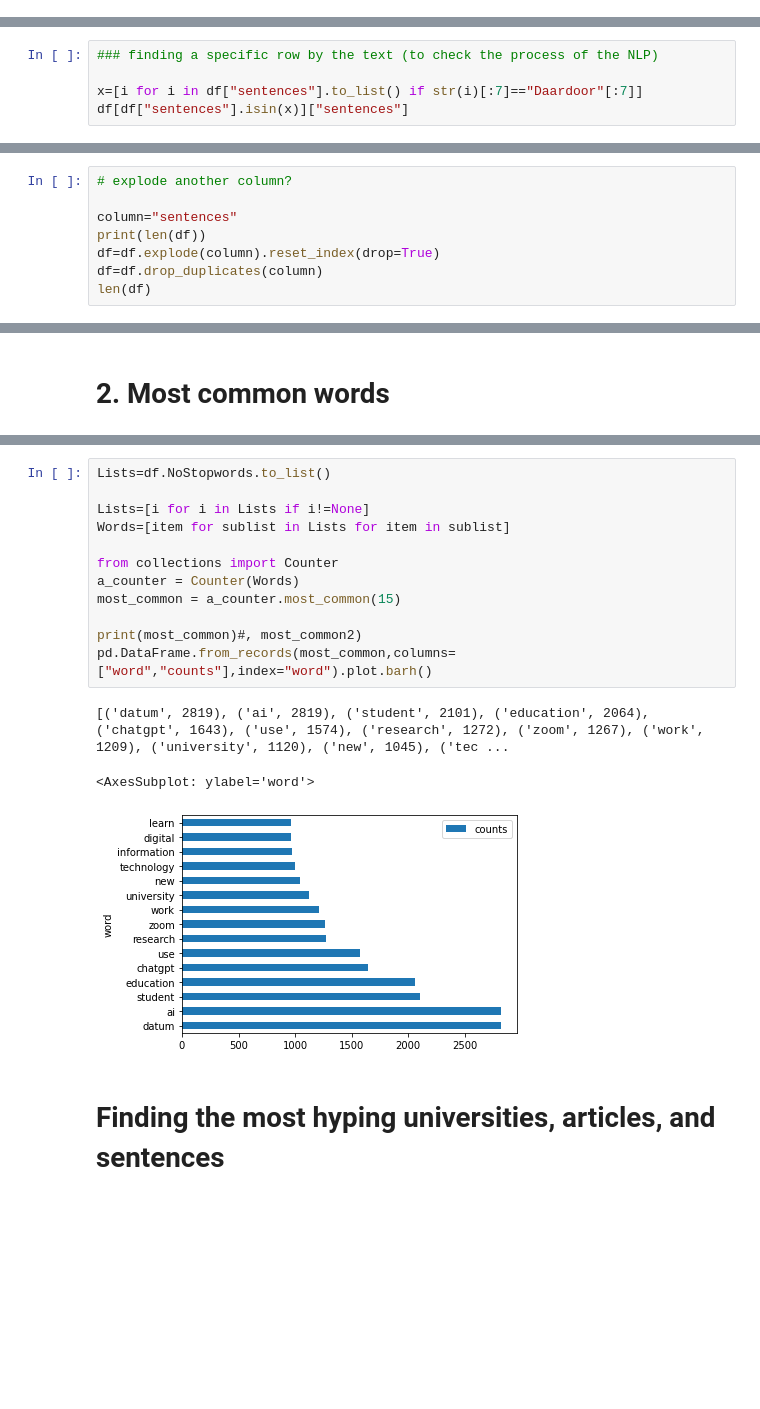
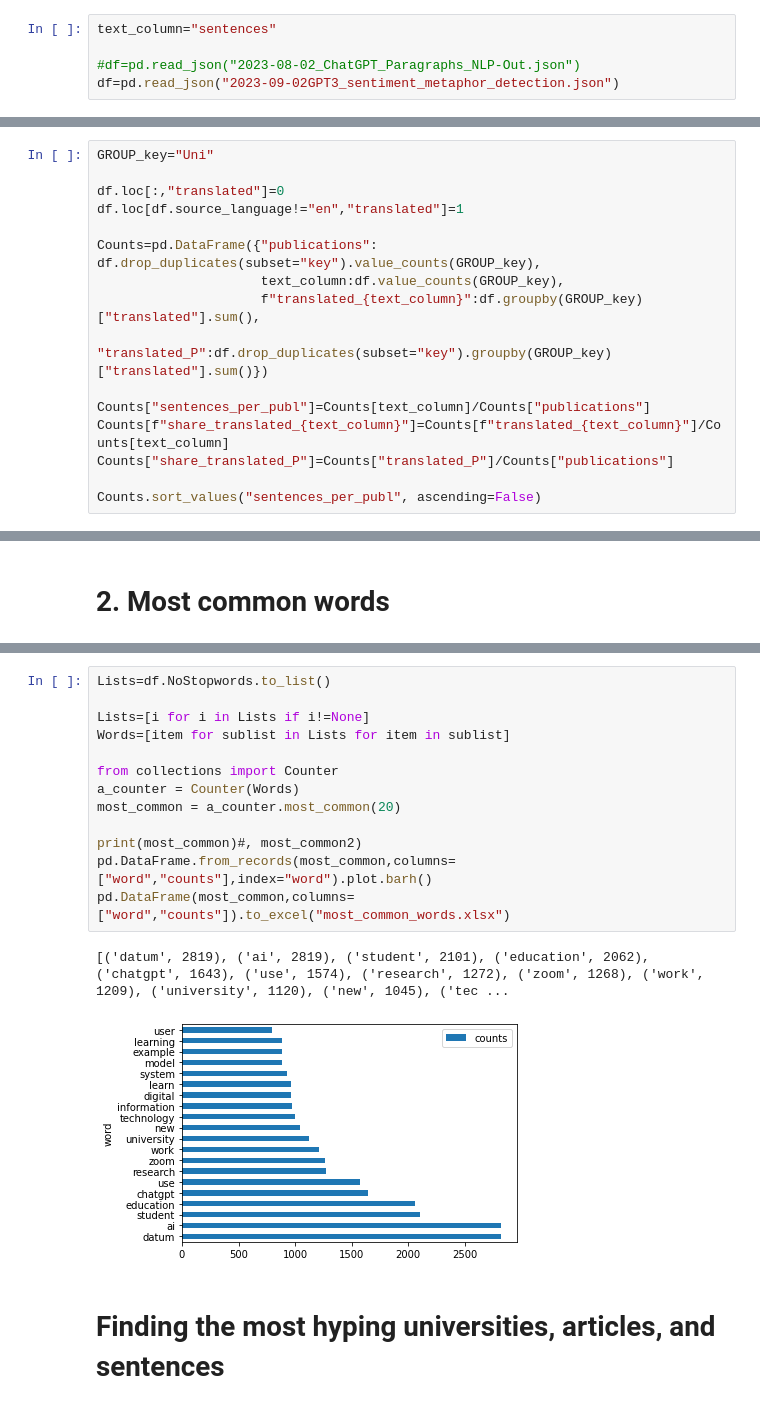
Before and after one commit to Klapperhorn/Zotero_HTML_annotation, a Jupyter notebook: file_analysis.ipynb, the cells around one changed output, grey strips where cells are left out. Drawn from its saved outputs; the diff is of its cells as text; blank space fills up the shorter version.

```diff
--- a/file_analysis.ipynb
+++ b/file_analysis.ipynb
@@ -17 +20,6 @@ df=pd.read_json("2023-07-30_ChatGPT_Sentences_NLP-Out_small.json")
+# %%
+text_column="sentences"
+
+#df=pd.read_json("2023-08-02_ChatGPT_Paragraphs_NLP-Out.json")
+df=pd.read_json("2023-09-02GPT3_sentiment_metaphor_detection.json")
 # %%
@@ -25,0 +51,16 @@ df.head(5)
+# %%
+GROUP_key="Uni"
+
+df.loc[:,"translated"]=0
+df.loc[df.source_language!="en","translated"]=1
+
+Counts=pd.DataFrame({"publications": df.drop_duplicates(subset="key").value_counts(GROUP_key),
+                     text_column:df.value_counts(GROUP_key),
+                     f"translated_{text_column}":df.groupby(GROUP_key)["translated"].sum(),
+                     "translated_P":df.drop_duplicates(subset="key").groupby(GROUP_key)["translated"].sum()})
+
+Counts["sentences_per_publ"]=Counts[text_column]/Counts["publications"]
+Counts[f"share_translated_{text_column}"]=Counts[f"translated_{text_column}"]/Counts[text_column]
+Counts["share_translated_P"]=Counts["translated_P"]/Counts["publications"]
+
+Counts.sort_values("sentences_per_publ", ascending=False)
@@ -59,5 +100,0 @@ df_publ
-# %%
-### finding a specific row by the text (to check the process of the NLP)
-
-x=[i for i in df["sentences"].to_list() if str(i)[:7]=="Daardoor"[:7]]
-df[df["sentences"].isin(x)]["sentences"]
@@ -73,8 +100,0 @@ Name: sentences, dtype: object
-# %%
-# explode another column?
-
-column="sentences"
-print(len(df))
-df=df.explode(column).reset_index(drop=True)
-df=df.drop_duplicates(column)
-len(df)
@@ -139,18 +125,18 @@ df.loc[df["source_language"]=="nl",["sentences"]].explode("sentences")
 # %%
 Lists=df.NoStopwords.to_list()
 
 Lists=[i for i in Lists if i!=None]
 Words=[item for sublist in Lists for item in sublist]
 
 from collections import Counter
 a_counter = Counter(Words)
-most_common = a_counter.most_common(15)
+most_common = a_counter.most_common(20)
 
 print(most_common)#, most_common2)
 pd.DataFrame.from_records(most_common,columns=["word","counts"],index="word").plot.barh()
+pd.DataFrame(most_common,columns=["word","counts"]).to_excel("most_common_words.xlsx")
 # %% [output]
-[('datum', 2819), ('ai', 2819), ('student', 2101), ('education', 2064), ('chatgpt', 1643), ('use', 1574), ('research', 1272), ('zoom', 1267), ('work', 1209), ('university', 1120), ('new', 1045), ('tec ...
+[('datum', 2819), ('ai', 2819), ('student', 2101), ('education', 2062), ('chatgpt', 1643), ('use', 1574), ('research', 1272), ('zoom', 1268), ('work', 1209), ('university', 1120), ('new', 1045), ('tec ...
-<AxesSubplot: ylabel='word'>
-[figure, old version]
+[figure, new version]
 # %% [markdown]
 # Finding the most hyping universities, articles, and sentences
```
Also changed, not shown: parts of 92 cells of this notebook, 4 other files.
